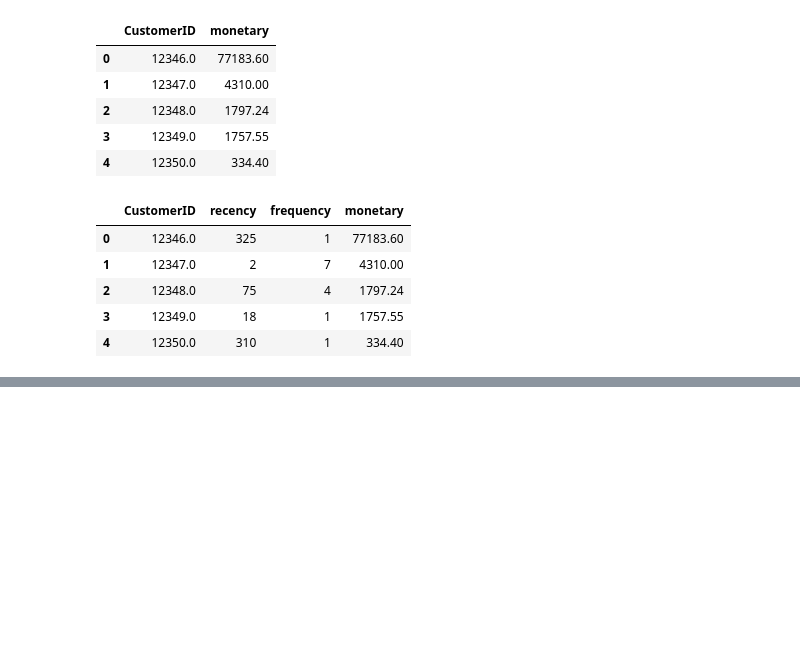
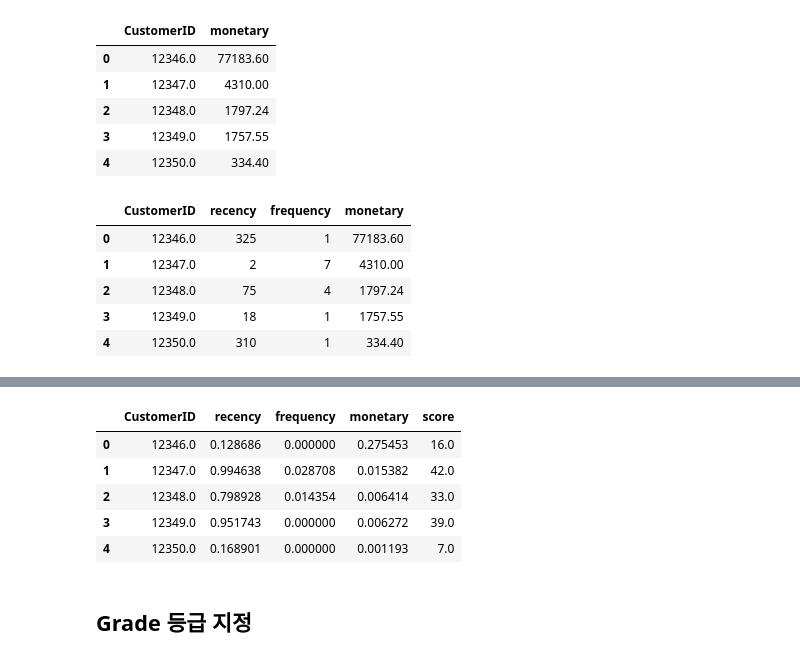
Before and after one commit to seonydg/ml-development-of-e-commerce-purchase-indicators, a Jupyter notebook: development-of-e-commerce-purchase-indicators.ipynb, the cells around one changed output, grey strips where cells are left out. Saved outputs shown, nothing was run; the diff lists cells and outputs as text; code cells hidden in the pictures; blank space fills up the shorter version.

```diff
--- a/development-of-e-commerce-purchase-indicators.ipynb
+++ b/development-of-e-commerce-purchase-indicators.ipynb
@@ -397,0 +439,14 @@ rfm.head()
+# %%
+# score scaling : 점수 등급 100이 최대값
+rfm['score'] = minmax_scale(rfm['score'], axis=0, copy=True) * 100
+rfm['score'] = round(rfm['score'], 0)
+rfm.head()
+# %% [output]
+|  | CustomerID | recency | frequency | monetary | score |
+| 0 | 12346.0 | 0.128686 | 0.000000 | 0.275453 | 16.0 |
+| 1 | 12347.0 | 0.994638 | 0.028708 | 0.015382 | 42.0 |
+| 2 | 12348.0 | 0.798928 | 0.014354 | 0.006414 | 33.0 |
+| 3 | 12349.0 | 0.951743 | 0.000000 | 0.006272 | 39.0 |
+| 4 | 12350.0 | 0.168901 | 0.000000 | 0.001193 | 7.0 |
+# %% [markdown]
+## Grade 등급 지정
```
Also changed, not shown: parts of 5 cells of this notebook.
